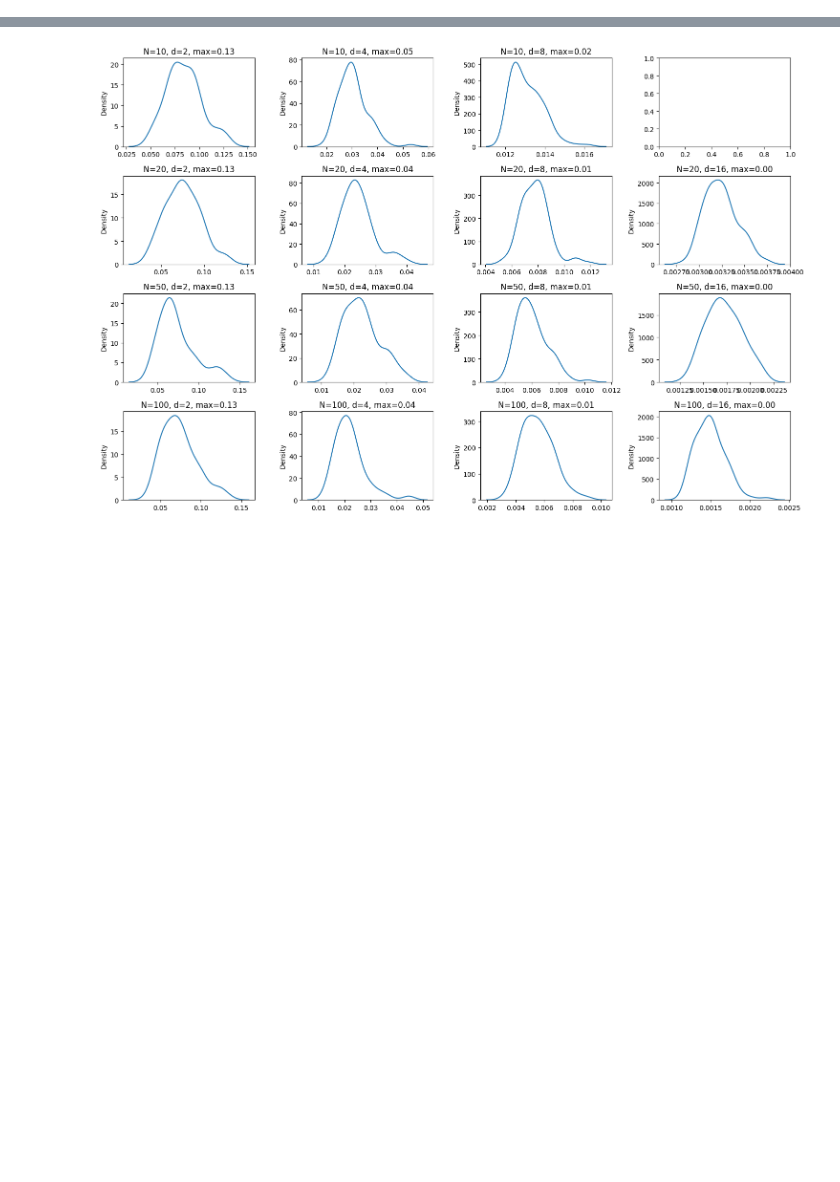
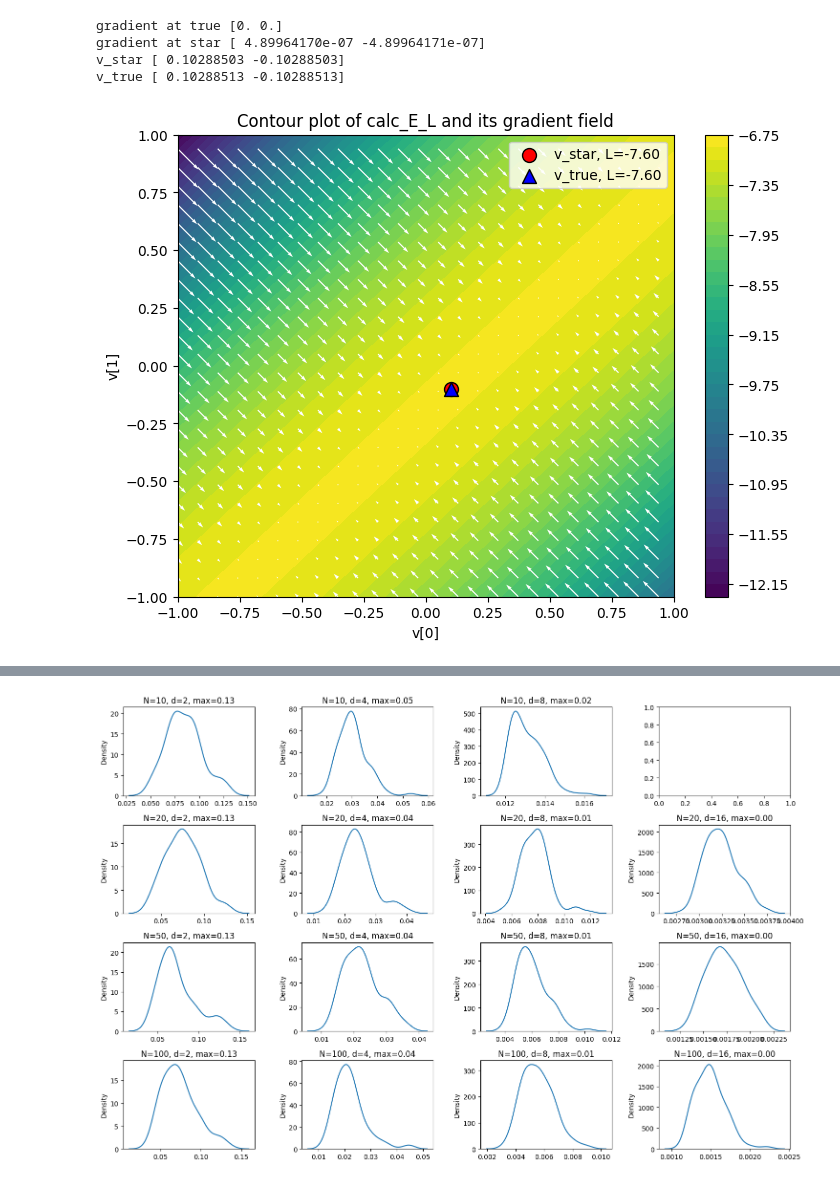
Before and after one commit to PankevichSergey/btl, a Jupyter notebook: exp.ipynb, the cells around one changed output, grey strips where cells are left out. Saved outputs shown, nothing was run; the diff lists cells and outputs as text; code cells hidden in the pictures; blank space fills up the shorter version.

```diff
--- a/exp.ipynb
+++ b/exp.ipynb
@@ -86,0 +54,66 @@ def rho_1(F: np.ndarray, g_l: float) -> float:
+# %%
+def plot_E_L(data):
+    v_true = normalize(data.v)
+    v_star = normalize(calc_v_star(data))
+    # v_g_star = normalize(calc_v_g_star(data, 1))
+
+    print("gradient at true", calc_E_L_grad(data, data.v))
+    print("gradient at star", calc_E_L_grad(data, v_star))
+    print("v_star", v_star)
+    print("v_true", v_true)
+    assert np.allclose(v_star, v_true, atol=1e-3)
+
+    lin = np.linspace(-1, 1, 100)
+    X, Y = np.meshgrid(lin, lin)
+    Z = np.empty_like(X)
+    U = np.empty_like(X)
+    V = np.empty_like(X)
+
+    for i in range(X.shape[0]):
+        for j in range(X.shape[1]):
+            v_point = np.array([X[i, j], Y[i, j]])
+            Z[i, j] = calc_E_L(data, v_point)
+            grad = calc_E_L_grad(data, v_point)
+            U[i, j] = grad[0]
+            V[i, j] = grad[1]
+
+    plt.figure(figsize=(8, 6))
+    cp = plt.contourf(X, Y, Z, levels=50, cmap="viridis")
+    plt.quiver(
+        X[::4, ::4], Y[::4, ::4], U[::4, ::4], V[::4, ::4], color="white"
+    )
+    plt.scatter(
+        v_star[0],
+        v_star[1],
+        s=100,
+        color="red",
+        marker="o",
+        edgecolors="black",
+        label=f"v_star, L={calc_L(data, v_star):.2f}",
+    )
+    plt.scatter(
+        v_true[0],
+        v_true[1],
+        s=100,
+        color="blue",
+        marker="^",
+        edgecolors="black",
+        label=f"v_true, L={calc_L(data, v_true):.2f}",
+    )
+
+    plt.colorbar(cp)
+    plt.xlabel("v[0]")
+    plt.ylabel("v[1]")
+    plt.title("Contour plot of calc_E_L and its gradient field")
+    plt.legend()
+    plt.show()
+
+
+data = GaoData(2, 0.5, 10, (-1, 1))
+plot_E_L(data)
+# %% [output]
+gradient at true [0. 0.]
+gradient at star [ 4.89964170e-07 -4.89964171e-07]
+v_star [ 0.10288503 -0.10288503]
+v_true [ 0.10288513 -0.10288513]
+[figure, added]
```
Also changed, not shown: parts of 10 cells of this notebook, 5 other files.
